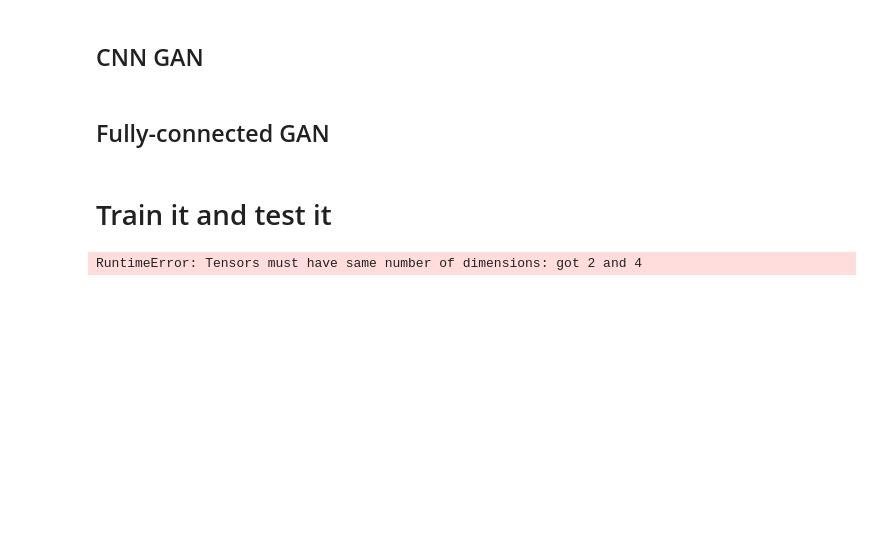
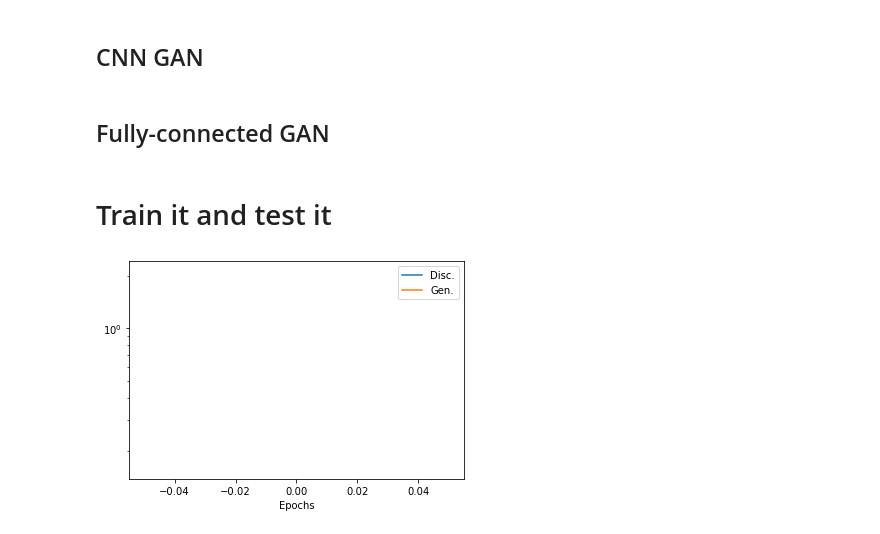
Before and after one commit to jorchard/camouflage, a Jupyter notebook: gan.ipynb, the cells around one changed output. Drawn from its saved outputs; the diff is of its cells as text; code cells hidden in the pictures; blank space fills up the shorter version.

```diff
--- a/gan.ipynb
+++ b/gan.ipynb
@@ -331,7 +329,7 @@ class gan(nn.Module):
 # %%
 net = gan()
 # %%
-net.learn(train_dl, epochs=100, lr=0.0001)
+net.learn(train_dl, epochs=1, lr=0.0001)
 # %% [output]
-RuntimeError: Tensors must have same number of dimensions: got 2 and 4
+[figure, added]
 # %%
```
Also changed, not shown: parts of 10 cells of this notebook.
